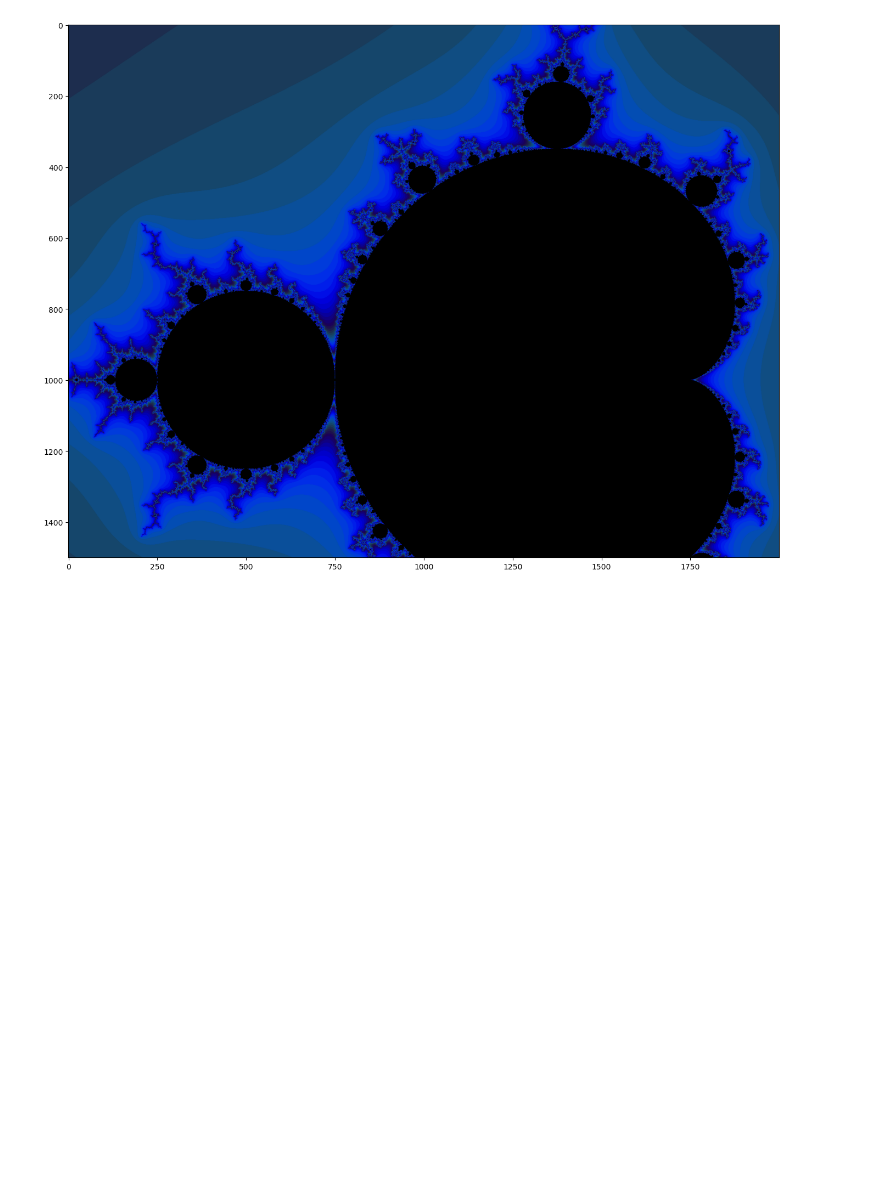
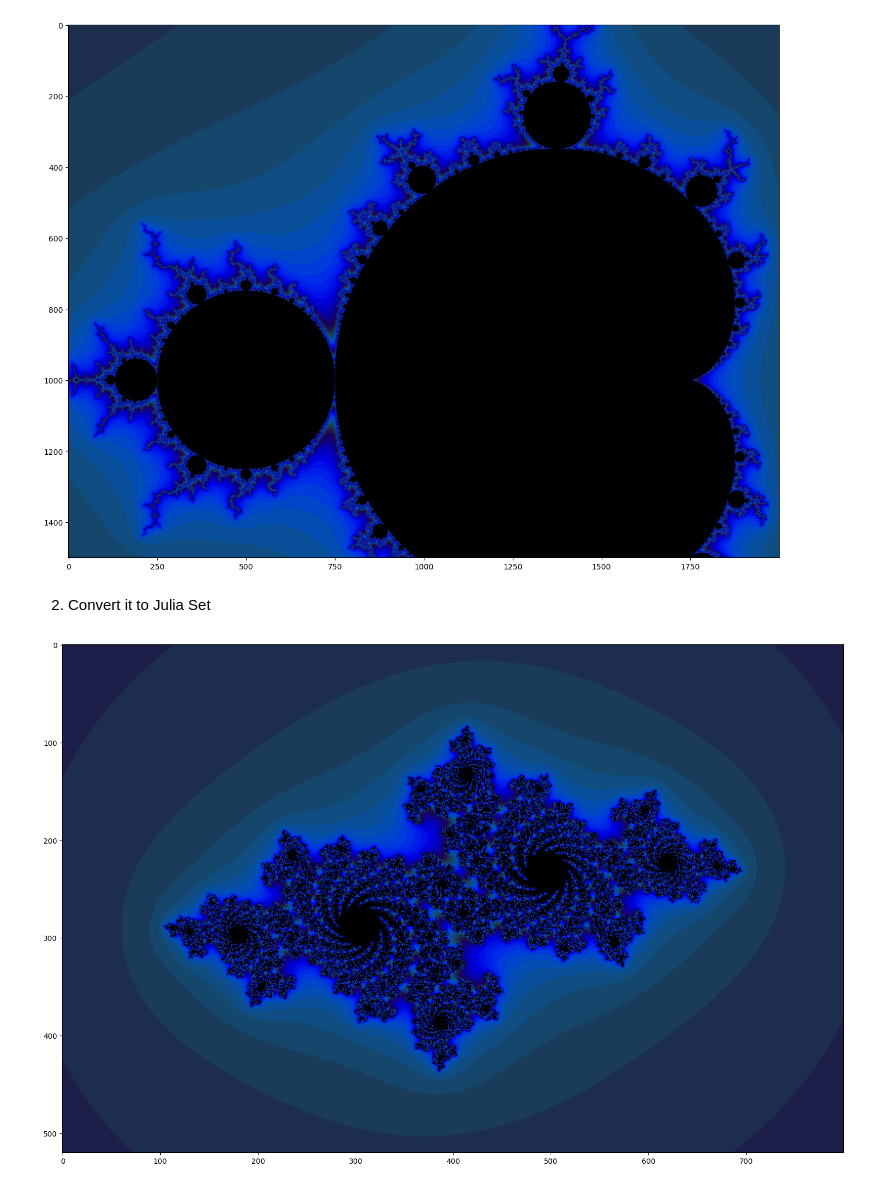
Before and after one commit to rachitchaurasia/pytorch-projects, a Jupyter notebook: Fractals/demo1.ipynb, the cells around one changed output. Cells and saved outputs as stored; diff of their text form; code cells hidden in the pictures; blank space fills up the shorter version.

Commit message:
Added Julia Set in Part 2

```diff
--- a/Fractals/demo1.ipynb
+++ b/Fractals/demo1.ipynb
@@ -186,3 +186,52 @@ plt.tight_layout(pad=0)
 plt.show()
 # %% [output]
 [figure]
+# %% [markdown]
+2. Convert it to Julia Set
+# %%
+import torch
+import numpy as np
+import matplotlib.pyplot as plt
+
+# Use NumPy to create a 2D array of complex numbers on [-2,2]x[-2,2]
+Y, X = np.mgrid[-1.3:1.3:0.005, -2:2:0.005]
+# Load into PyTorch tensors
+x = torch.Tensor(X)
+y = torch.Tensor(Y)
+z = torch.complex(x, y)  # Important!
+zs = z.clone()  # Updated!
+ns = torch.zeros_like(z)
+device = torch.device('cuda' if torch.cuda.is_available() else 'cpu')
+# Transfer to the GPU device
+z = z.to(device)
+zs = zs.to(device)
+ns = ns.to(device)
+
+# Define the complex constant 'c' for the Julia Set
+c = torch.complex(torch.tensor(-0.7), torch.tensor(0.27015))
+
+# Julia Set
+for i in range(200):
+    # Compute the new values of z: z^2 + c
+    zs_ = zs * zs + c
+    not_diverged = torch.abs(zs_) < 4.0
+    # Update variables to compute
+    ns += not_diverged
+    zs = zs_
+
+# Plot
+fig = plt.figure(figsize=(16, 10))
+def processFractal(a):
+    a_cyclic = (6.28 * a / 20.0).reshape(list(a.shape) + [1])
+    img = np.concatenate([10 + 20 * np.cos(a_cyclic),
+                          30 + 50 * np.sin(a_cyclic),
+                          155 - 80 * np.cos(a_cyclic)], 2)
+    img[a == a.max()] = 0
+    a = img
+    a = np.uint8(np.clip(a, 0, 255))
+    return a
+plt.imshow(processFractal(ns.cpu().numpy()))
+plt.tight_layout(pad=0)
+plt.show()
+# %% [output]
+[figure, added]
```
